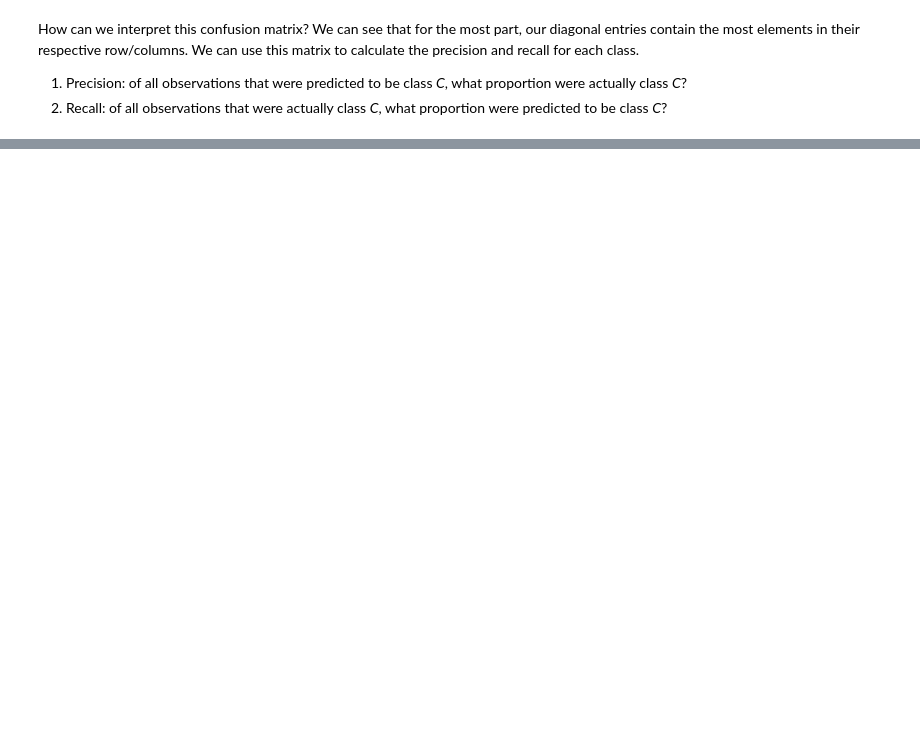
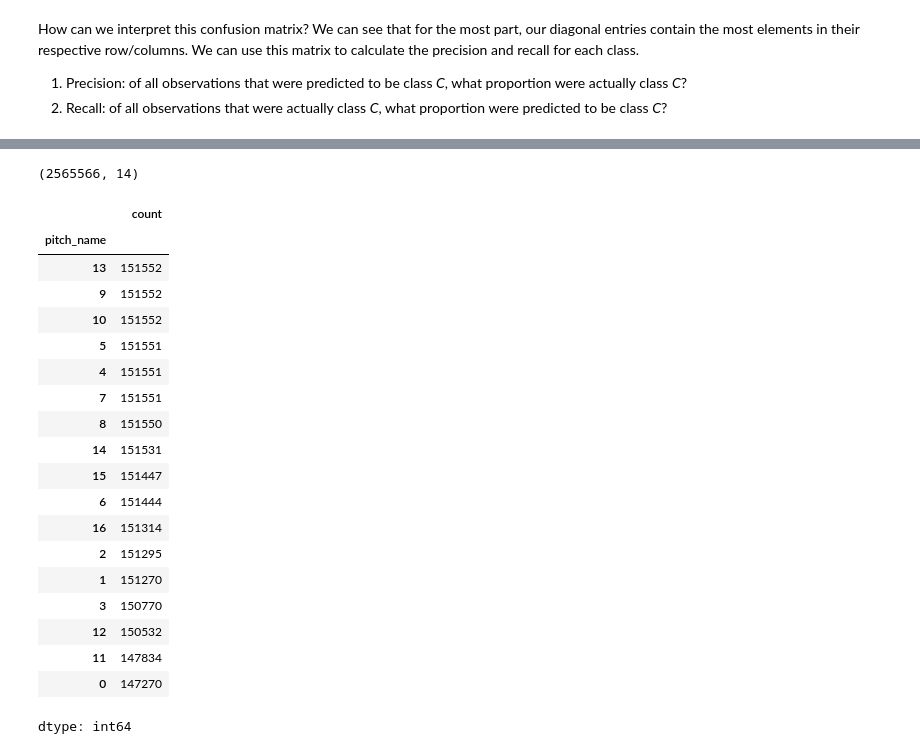
Before and after one commit to willcoomans5/mlb_predictions, a Jupyter notebook: mlb_game_data.ipynb, the cells around one changed output, grey strips where cells are left out. Drawn from its saved outputs; the diff is of its cells as text; code cells hidden in the pictures; blank space fills up the shorter version.

```diff
--- a/mlb_game_data.ipynb
+++ b/mlb_game_data.ipynb
@@ -733,0 +756,33 @@ array([43232, 14882,  7966,  5192,   100,     0,   367,    22,   105,
+# %%
+from imblearn.combine import SMOTETomek
+
+smotetomek = SMOTETomek(random_state=42)
+X_resampled, Y_resampled = smotetomek.fit_resample(X_train, Y_train)
+# %%
+X_resampled = normalize(X_resampled)
+X_resampled.shape
+# %% [output]
+(2565566, 14)
+# %%
+Y_resampled.value_counts()
+# %% [output]
+|  | count |
+| pitch_name |  |
+| 13 | 151552 |
+| 9 | 151552 |
+| 10 | 151552 |
+| 5 | 151551 |
+| 4 | 151551 |
+| 7 | 151551 |
+| 8 | 151550 |
+| 14 | 151531 |
+| 15 | 151447 |
+| 6 | 151444 |
+| 16 | 151314 |
+| 2 | 151295 |
+| 1 | 151270 |
+| 3 | 150770 |
+| 12 | 150532 |
+| 11 | 147834 |
+| 0 | 147270 |
+dtype: int64
```
Also changed, not shown: parts of 21 cells of this notebook.
